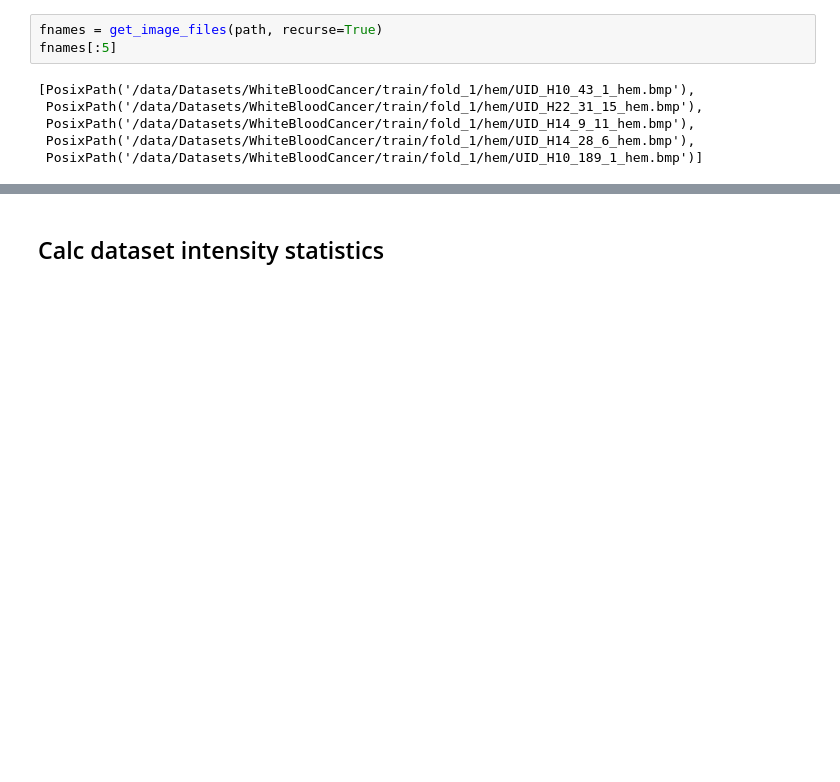
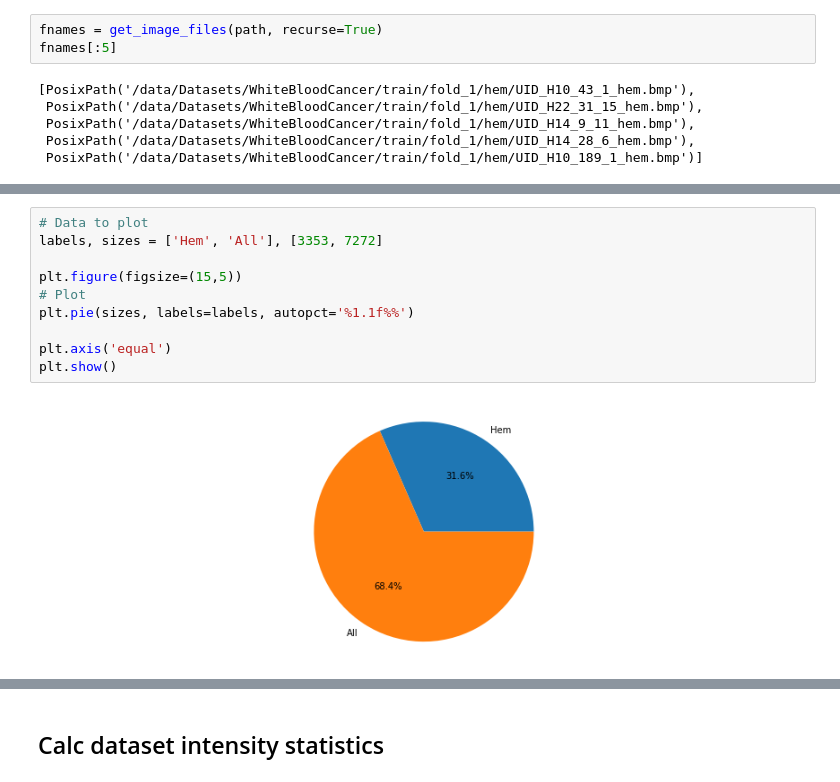
Before and after one commit to ChristianMarzahl/ISBI2019_WhiteBloodCancer, a Jupyter notebook: baseline.ipynb, the cells around one changed output, grey strips where cells are left out. Drawn from its saved outputs; the diff is of its cells as text; blank space fills up the shorter version.

```diff
--- a/baseline.ipynb
+++ b/baseline.ipynb
@@ -34,0 +72,12 @@ fnames[:5]
+# %%
+# Data to plot
+labels, sizes = ['Hem', 'All'], [3353, 7272]
+
+plt.figure(figsize=(15,5))
+# Plot
+plt.pie(sizes, labels=labels, autopct='%1.1f%%')
+
+plt.axis('equal')
+plt.show()
+# %% [output]
+[figure, added]
```
Also changed, not shown: parts of 24 cells of this notebook, 2 other files.
